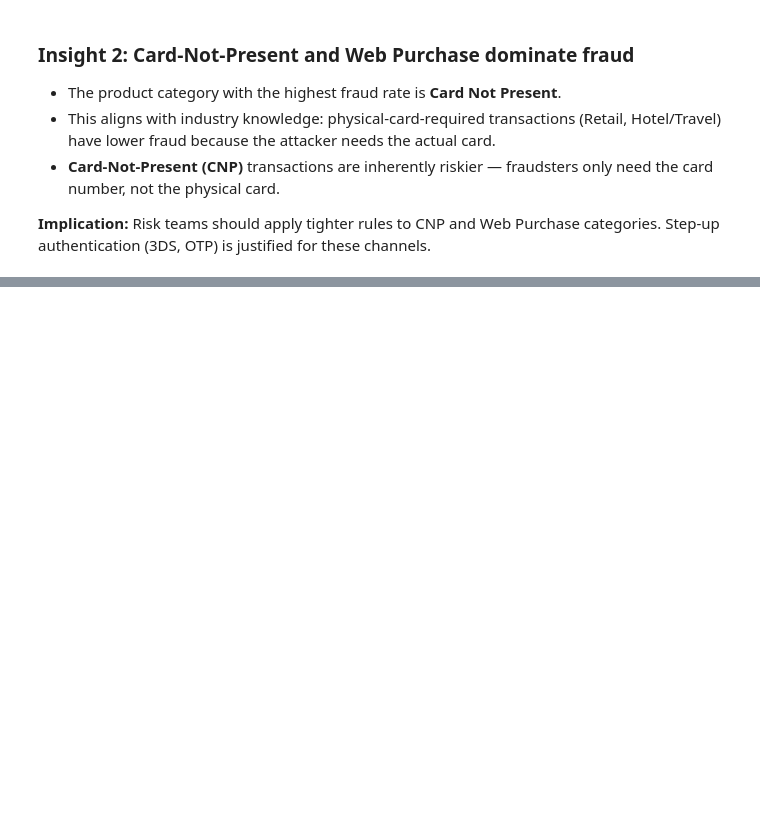
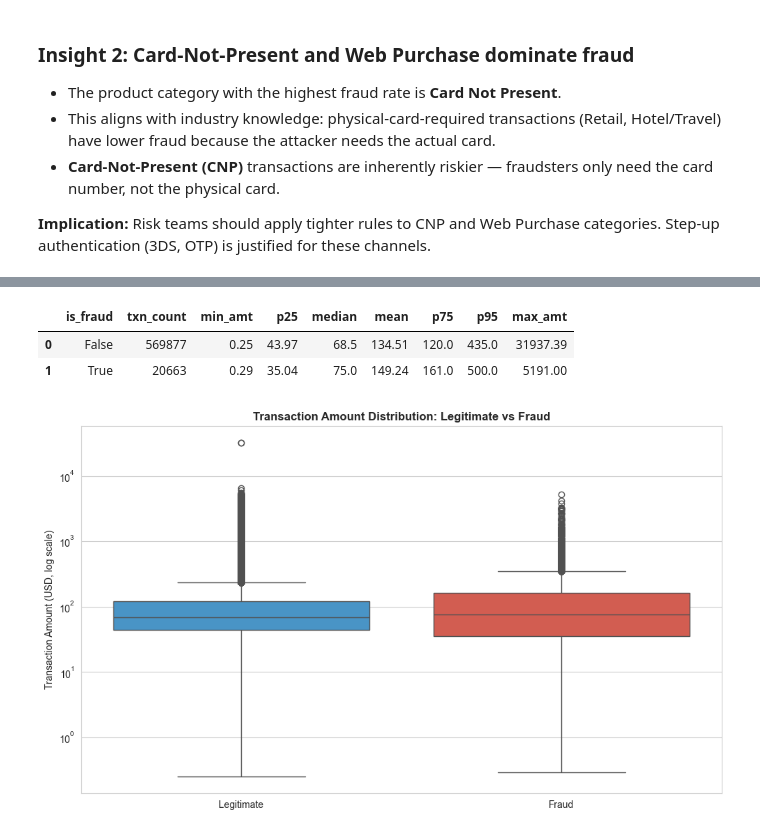
Before and after one commit to ShenbagaArunK/Credit-card-risk-analytics-sql-python, a Jupyter notebook: notebooks/02_phase1_fraud_landscape.ipynb, the cells around one changed output, grey strips where cells are left out. Saved outputs shown, nothing was run; the diff lists cells and outputs as text; code cells hidden in the pictures; blank space fills up the shorter version.

```diff
--- a/notebooks/02_phase1_fraud_landscape.ipynb
+++ b/notebooks/02_phase1_fraud_landscape.ipynb
@@ -161,0 +311,55 @@ Step-up authentication (3DS, OTP) is justified for these channels.
+# %%
+## -- 05.Statistical distribution between Legit nd fraud transaction
+## -- Finding Quantiles,min, max,mean, modian
+
+query_5="""
+select
+		is_fraud,
+		count(*) 										as txn_count,
+		round(min(transaction_amt),2)					as min_amt,
+		round(percentile_cont(0.25) within group
+				(order by transaction_amt)::numeric,2)	as p25,
+		round(percentile_cont(0.50) within group
+				(order by transaction_amt)::numeric,2)	as median,
+		round(avg(transaction_amt),2)					as mean,
+		round(percentile_cont(0.75) within group
+				(order by transaction_amt)::numeric,2)	as p75,
+		round(percentile_cont(0.95) within group
+				(order by transaction_amt)::numeric,2)	as p95,
+		round(max(transaction_amt),2)					as max_amt
+from 	fraud_dw.fact_transactions
+group by is_fraud
+order by is_fraud;"""
+
+df5=pd.read_sql(query_5,engine)
+df5
+# %% [output]
+|  | is_fraud | txn_count | min_amt | p25 | median | mean | p75 | p95 | max_amt |
+| 0 | False | 569877 | 0.25 | 43.97 | 68.5 | 134.51 | 120.0 | 435.0 | 31937.39 |
+| 1 | True | 20663 | 0.29 | 35.04 | 75.0 | 149.24 | 161.0 | 500.0 | 5191.00 |
+# %%
+# Q5 chart — log scale for amount distribution
+fig, ax = plt.subplots(figsize=(10, 6))
+
+# Pull raw data for box plot (better than pre-aggregated percentiles for visuals)
+raw_q = """
+SELECT is_fraud, transaction_amt
+FROM fraud_dw.fact_transactions
+WHERE transaction_amt > 0
+"""
+df_raw = pd.read_sql(raw_q, engine)
+df_raw['label'] = df_raw['is_fraud'].map({False: 'Legitimate', True: 'Fraud'})
+
+sns.boxplot(data=df_raw, x='label', y='transaction_amt',
+            ax=ax, hue='label', palette=['#3498db', '#e74c3c'], legend=False)
+ax.set_yscale('log')  # critical: amounts span many orders of magnitude
+ax.set_ylabel('Transaction Amount (USD, log scale)')
+ax.set_xlabel('')
+ax.set_title('Transaction Amount Distribution: Legitimate vs Fraud',
+             fontsize=12, fontweight='bold')
+
+plt.tight_layout()
+plt.savefig('visuals/phase1_q5_amount_distribution.png', bbox_inches='tight')
+plt.show()
+# %% [output]
+[figure, added]
```
Also changed, not shown: parts of 8 cells of this notebook, 5 other files.
